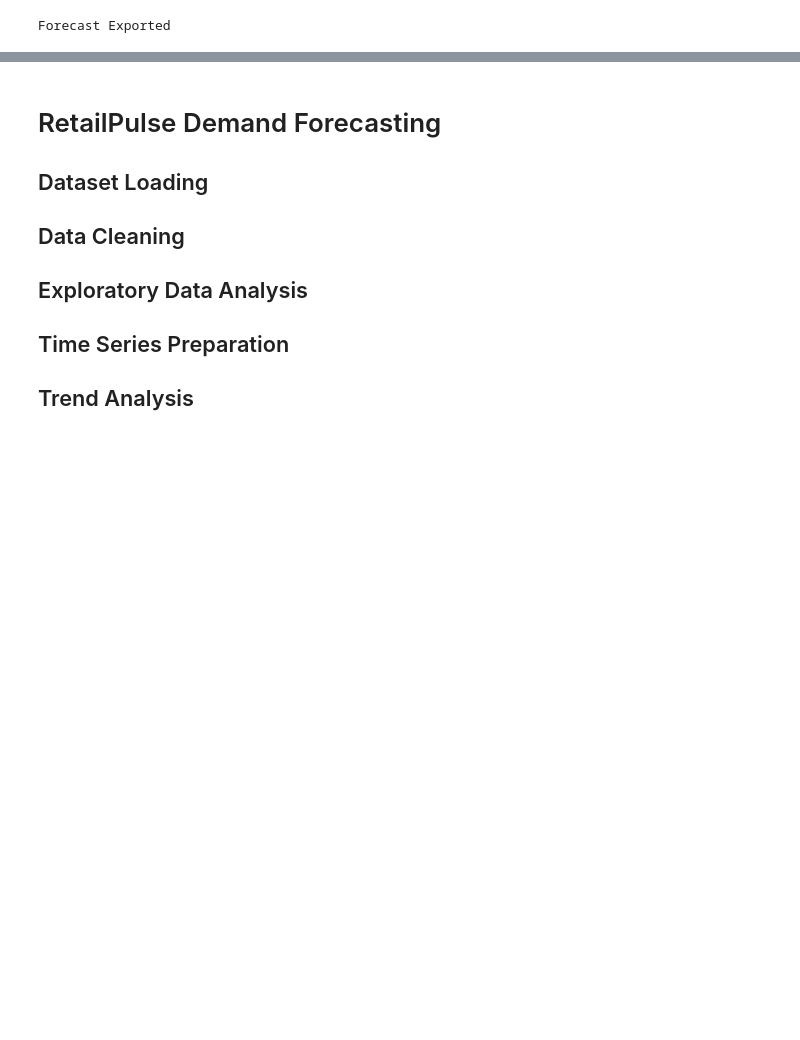
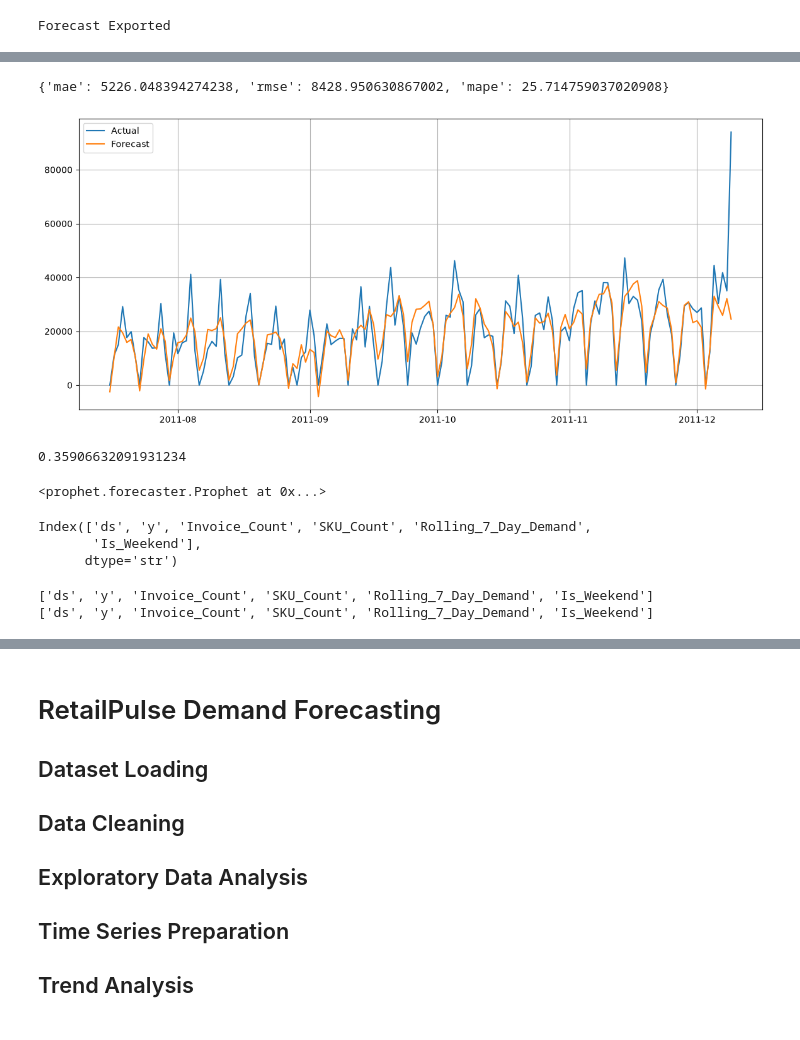
Before and after one commit to codeplayboy/RetailPulse-Zidio, a Jupyter notebook: notebooks/06_demand_forecasting.ipynb, the cells around one changed output, grey strips where cells are left out. Cells and saved outputs as stored; diff of their text form; code cells hidden in the pictures; blank space fills up the shorter version.

```diff
--- a/notebooks/06_demand_forecasting.ipynb
+++ b/notebooks/06_demand_forecasting.ipynb
@@ -601,0 +1052,54 @@ Forecast Exported
+# %%
+future = test_reg.drop(columns=["y"])
+
+forecast = model.predict(future)
+
+evaluation_df = test_reg.merge(
+    forecast[
+        [
+            "ds",
+            "yhat",
+            "yhat_lower",
+            "yhat_upper",
+        ]
+    ],
+    on="ds",
+    how="left",
+)
+# %%
+metrics = calculate_metrics(
+    evaluation_df["y"],
+    evaluation_df["yhat"],
+)
+
+print(metrics)
+# %% [output]
+{'mae': 5226.048394274238, 'rmse': 8428.950630867002, 'mape': 25.714759037020908}
+# %%
+import matplotlib.pyplot as plt
+
+plt.figure(figsize=(14,6))
+
+plt.plot(
+    evaluation_df["ds"],
+    evaluation_df["y"],
+    label="Actual",
+)
+
+plt.plot(
+    evaluation_df["ds"],
+    evaluation_df["yhat"],
+    label="Forecast",
+)
+
+plt.legend()
+
+plt.grid(True)
+
+plt.show()
+# %% [output]
+[figure, added]
+# %%
+print(df["Rolling_30_Day_Demand"].corr(df["Total_Quantity"]))
+# %% [output]
+0.35906632091931234
@@ -601,0 +1115,8 @@ Forecast Exported
+# %%
+model.add_seasonality(
+    name="monthly",
+    period=30.5,
+    fourier_order=5,
+)
+# %% [output]
+<prophet.forecaster.Prophet at 0x...>
@@ -601,0 +1132,12 @@ Forecast Exported
+# %%
+print(train_reg.columns)
+# %% [output]
+Index(['ds', 'y', 'Invoice_Count', 'SKU_Count', 'Rolling_7_Day_Demand',
+       'Is_Weekend'],
+      dtype='str')
+# %%
+print(train_reg.columns.tolist())
+print(test_reg.columns.tolist())
+# %% [output]
+['ds', 'y', 'Invoice_Count', 'SKU_Count', 'Rolling_7_Day_Demand', 'Is_Weekend']
+['ds', 'y', 'Invoice_Count', 'SKU_Count', 'Rolling_7_Day_Demand', 'Is_Weekend']
```
Also changed, not shown: parts of 47 cells of this notebook, 11 other files.
